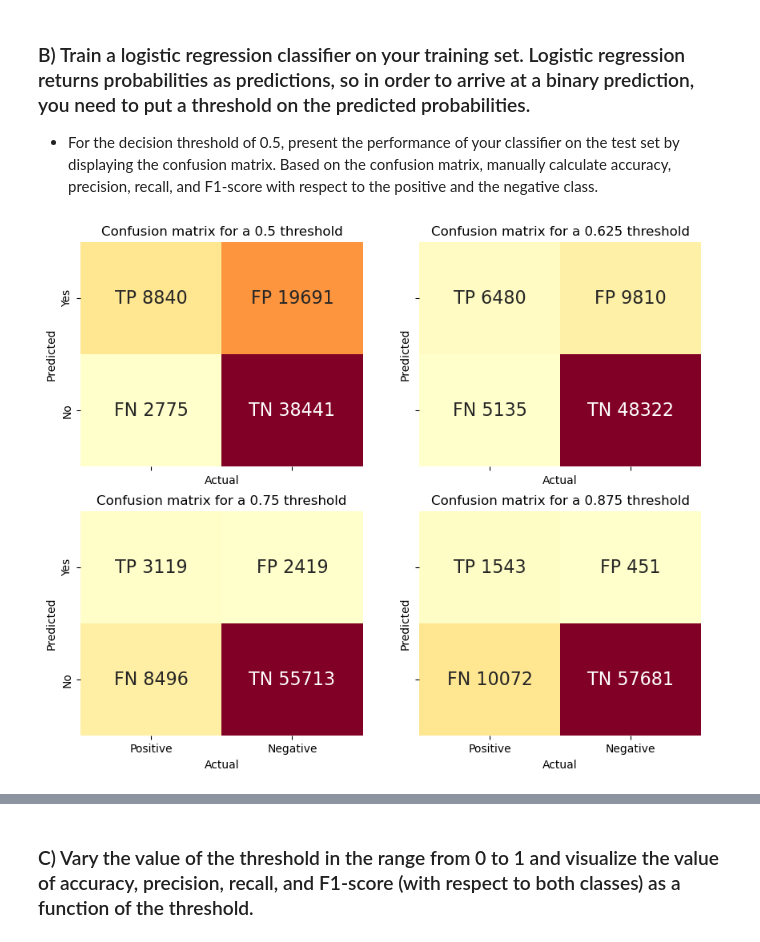
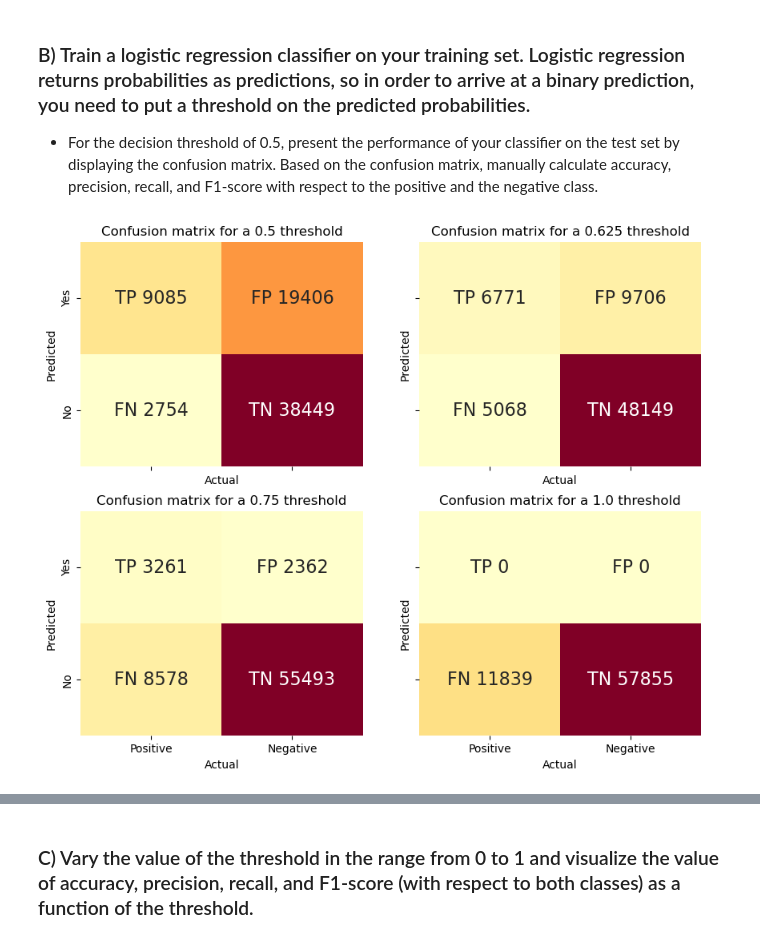
Before and after one commit to swiss-territorial-data-lab/proj-landstats, a Jupyter notebook: scripts/Logistics_regression.ipynb, the cells around one changed output, grey strips where cells are left out. Cells and saved outputs as stored; diff of their text form; code cells hidden in the pictures.

```diff
--- a/scripts/Logistics_regression.ipynb
+++ b/scripts/Logistics_regression.ipynb
@@ -199,11 +197,11 @@ with open(pkl_filename, 'rb') as file:
     logistic = pickle.load(file)
 # %%
 # vanilla logistics regression
-logistic = LogisticRegression(solver='sag', max_iter=10000, class_weight='balanced', verbose=1, warm_start=True, n_jobs=-1, multi_class='ovr')
-logistic.fit(train_features,train_label)
+# logistic = LogisticRegression(solver='sag', max_iter=10000, class_weight='balanced', verbose=1, warm_start=True, n_jobs=-1, multi_class='ovr')
+# logistic.fit(train_features,train_label)
 # %%
-# logistics rregression with cross-validation and target score metric
-logistic = LogisticRegressionCV(solver='sag', cv=10, scoring='balanced_accuracy', max_iter=3000, class_weight='balanced', n_jobs=8, multi_class='ovr')
+# logistics regression with cross-validation and target score metric
+logistic = LogisticRegressionCV(solver='sag', cv=5, scoring='balanced_accuracy', max_iter=3000, class_weight='balanced', n_jobs=(os.cpu_count() - 4), multi_class='ovr')
 logistic.fit(train_features,train_label)
 # %%
 prediction_proba = logistic.predict_proba(test_features)
@@ -214,16 +212,16 @@ with open(pkl_filename, 'wb') as file:
     pickle.dump(logistic, file)
 # %%
 confusion_matrix_ls = []
-thred_ls = [0.5, 0.625, 0.75, 0.875]
+thred_ls = [0.5, 0.625, 0.75, 1.0]
 
 fig, axs = plt.subplots(nrows=2, ncols=2, sharex=True, sharey=True, figsize=(10,8))
 
 for axe, thred in zip(axs.flat, thred_ls):
     confusion_matrix = compute_confusion_matrix(test_label, prediction_proba, thred, definition='normal')
     confusion_matrix_ls.append(confusion_matrix)
     plot_confusion_matrix(confusion_matrix, thred, axe)
 # %% [output]
-[figure, old version]
+[figure, new version]
 # %%
 for confusion_matrix, thred in zip(confusion_matrix_ls, thred_ls):
     [t, accuracy, precision_positive, recall_positive, F1_score_positive, \
```
Also changed, not shown: parts of 9 cells of this notebook, 3 other files.
